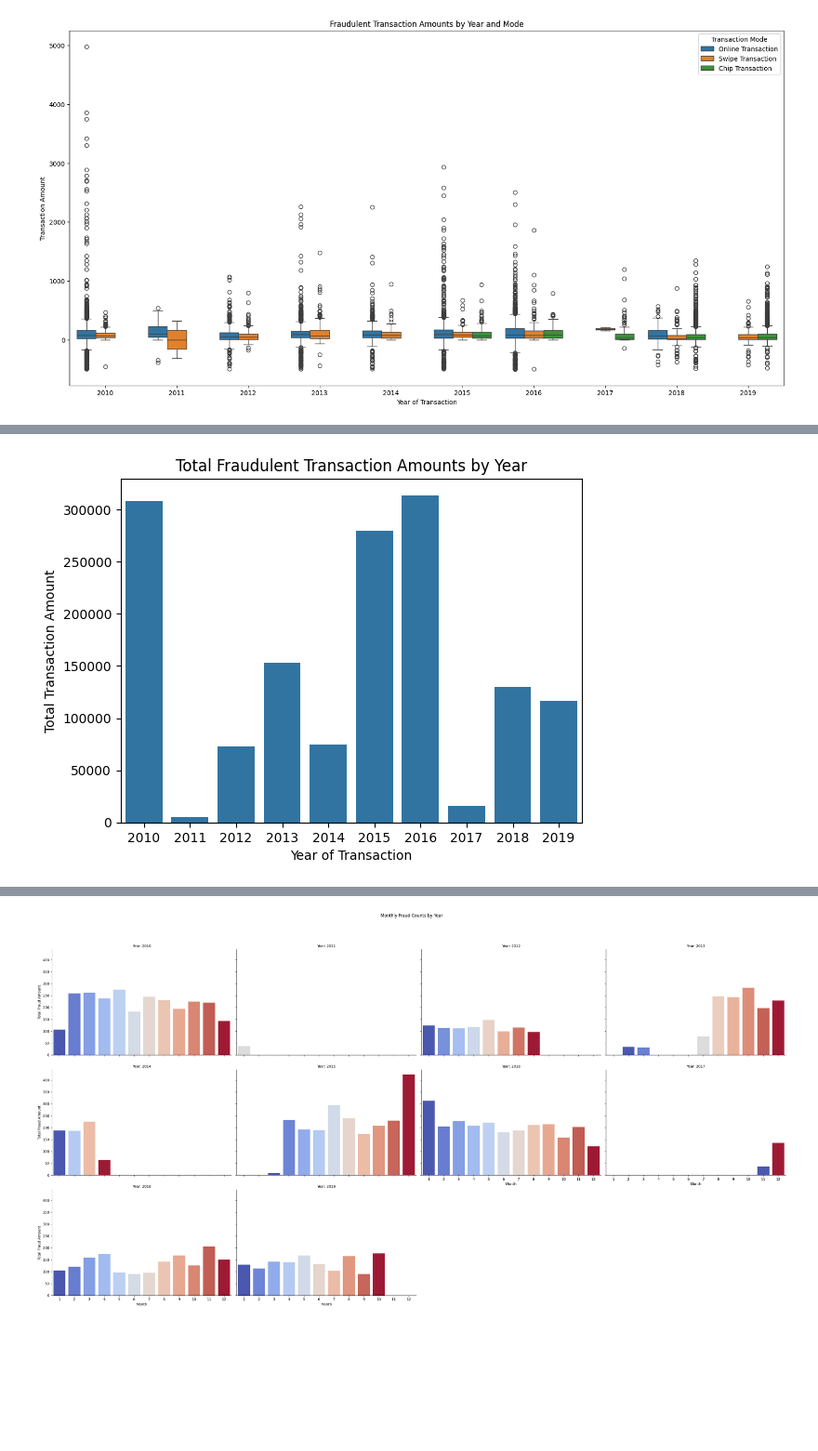
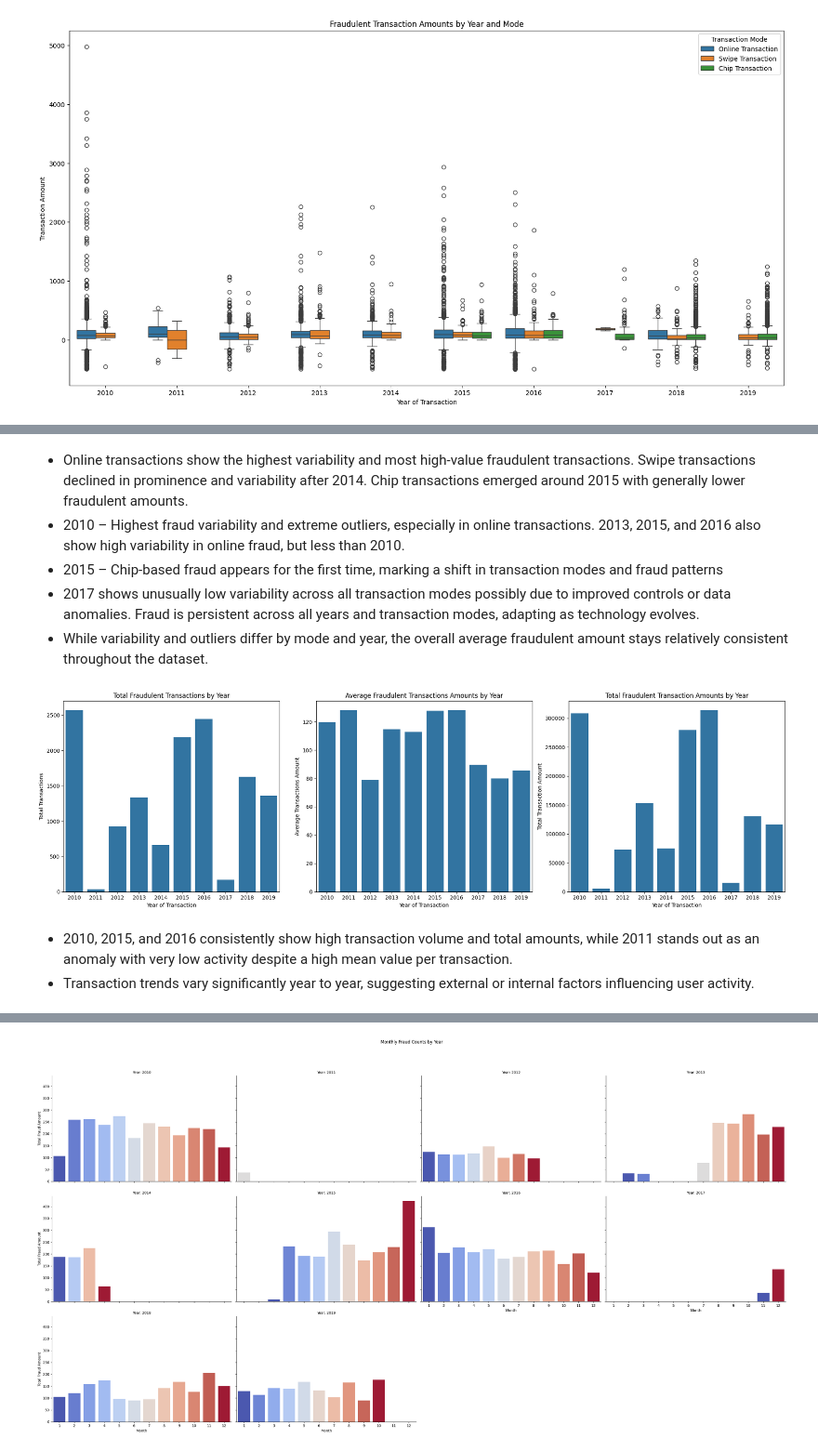
Before and after one commit to yashjadwani/Financial-Fraud-Analysis, a Jupyter notebook: fraud_detection.ipynb, the cells around one changed output, grey strips where cells are left out. Shown at 93% size. Saved outputs shown, nothing was run; the diff lists cells and outputs as text; code cells hidden in the pictures; blank space fills up the shorter version.

```diff
--- a/fraud_detection.ipynb
+++ b/fraud_detection.ipynb
@@ -533,15 +488,38 @@ plt.show()
+# %% [markdown]
+* Online transactions show the highest variability and most high-value fraudulent transactions. Swipe transactions declined in prominence and variability after 2014. Chip transactions emerged around 2015 with generally lower fraudulent amounts.
+* 2010 – Highest fraud variability and extreme outliers, especially in online transactions. 2013, 2015, and 2016 also show high variability in online fraud, but less than 2010.
+* 2015 – Chip-based fraud appears for the first time, marking a shift in transaction modes and fraud patterns
+* 2017 shows unusually low variability across all transaction modes possibly due to improved controls or data anomalies. Fraud is persistent across all years and transaction modes, adapting as technology evolves.
+* While variability and outliers differ by mode and year, the overall average fraudulent amount stays relatively consistent throughout the dataset.
 # %%
 transaction_fraud_yes_grp_year= transaction_fraud_yes.groupby(['year'])['amount'].agg(
     mean_amount='mean',
     max_amount='max',
     min_amount='min',
     total_amount='sum',
     count = 'count')
 
-sns.barplot(x='year',y='total_amount',data = transaction_fraud_yes_grp_year)
-plt.title("Total Fraudulent Transaction Amounts by Year")
-plt.xlabel("Year of Transaction")
-plt.ylabel("Total Transaction Amount")
+fig, ax = plt.subplots(ncols=3, figsize=(20,6))
+
+sns.barplot(x='year',y='count',data = transaction_fraud_yes_grp_year,ax=ax[0])
+ax[0].set_title("Total Fraudulent Transactions by Year")
+ax[0].set_xlabel("Year of Transaction")
+ax[0].set_ylabel("Total Transactions")
+
+sns.barplot(x='year',y='mean_amount',data = transaction_fraud_yes_grp_year,ax=ax[1])
+ax[1].set_title("Average Fraudulent Transactions Amounts by Year")
+ax[1].set_xlabel("Year of Transaction")
+ax[1].set_ylabel("Average Transactions Amount")
+
+sns.barplot(x='year',y='total_amount',data = transaction_fraud_yes_grp_year,ax=ax[2])
+ax[2].set_title("Total Fraudulent Transaction Amounts by Year")
+ax[2].set_xlabel("Year of Transaction")
+ax[2].set_ylabel("Total Transaction Amount")
+
+plt.tight_layout()
 plt.show()
 # %% [output]
-[figure, old version]
+[figure, new version]
+# %% [markdown]
+* 2010, 2015, and 2016 consistently show high transaction volume and total amounts, while 2011 stands out as an anomaly with very low activity despite a high mean value per transaction.
+* Transaction trends vary significantly year to year, suggesting external or internal factors influencing user activity.
```
Also changed, not shown: parts of 80 cells of this notebook.
